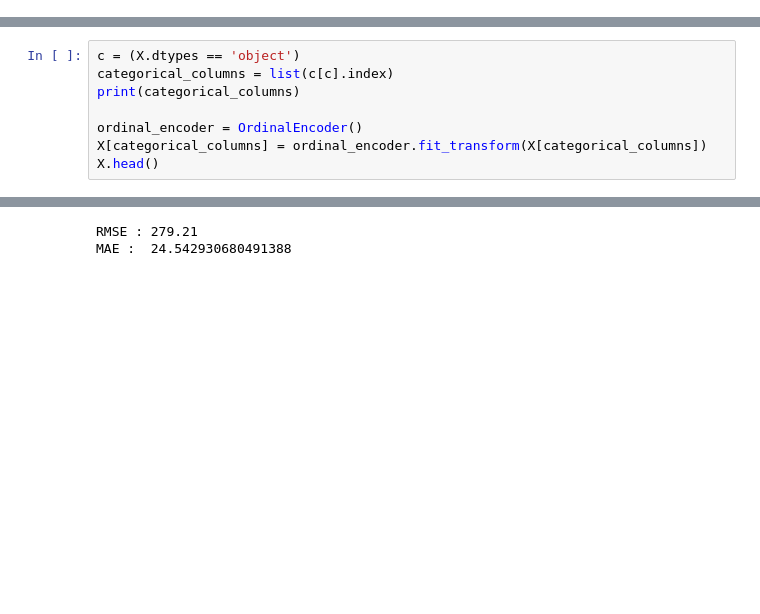
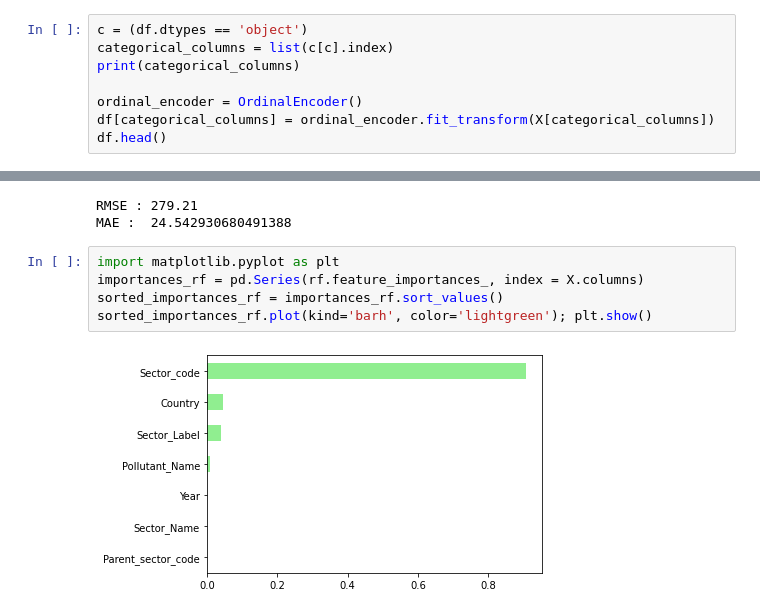
Before and after one commit to taredalen/AirPollutionPrediction, a Jupyter notebook: prediction/random_forest_prediction.ipynb, the cells around one changed output, grey strips where cells are left out. Drawn from its saved outputs; the diff is of its cells as text; blank space fills up the shorter version.

```diff
--- a/prediction/random_forest_prediction.ipynb
+++ b/prediction/random_forest_prediction.ipynb
@@ -24,0 +36,8 @@ df = df.fillna('NONE')
+# %%
+c = (df.dtypes == 'object')
+categorical_columns = list(c[c].index)
+print(categorical_columns)
+
+ordinal_encoder = OrdinalEncoder()
+df[categorical_columns] = ordinal_encoder.fit_transform(X[categorical_columns])
+df.head()
@@ -40,8 +64,0 @@ X.head()
-# %%
-c = (X.dtypes == 'object')
-categorical_columns = list(c[c].index)
-print(categorical_columns)
-
-ordinal_encoder = OrdinalEncoder()
-X[categorical_columns] = ordinal_encoder.fit_transform(X[categorical_columns])
-X.head()
@@ -104,3 +113,10 @@ print('MAE : ', MAE(y_test,y_pred))
 # %% [output]
 RMSE : 279.21
 MAE :  24.542930680491388
+# %%
+import matplotlib.pyplot as plt
+importances_rf = pd.Series(rf.feature_importances_, index = X.columns)
+sorted_importances_rf = importances_rf.sort_values()
+sorted_importances_rf.plot(kind='barh', color='lightgreen'); plt.show()
+# %% [output]
+[figure, added]
```
Also changed, not shown: parts of 21 cells of this notebook.
